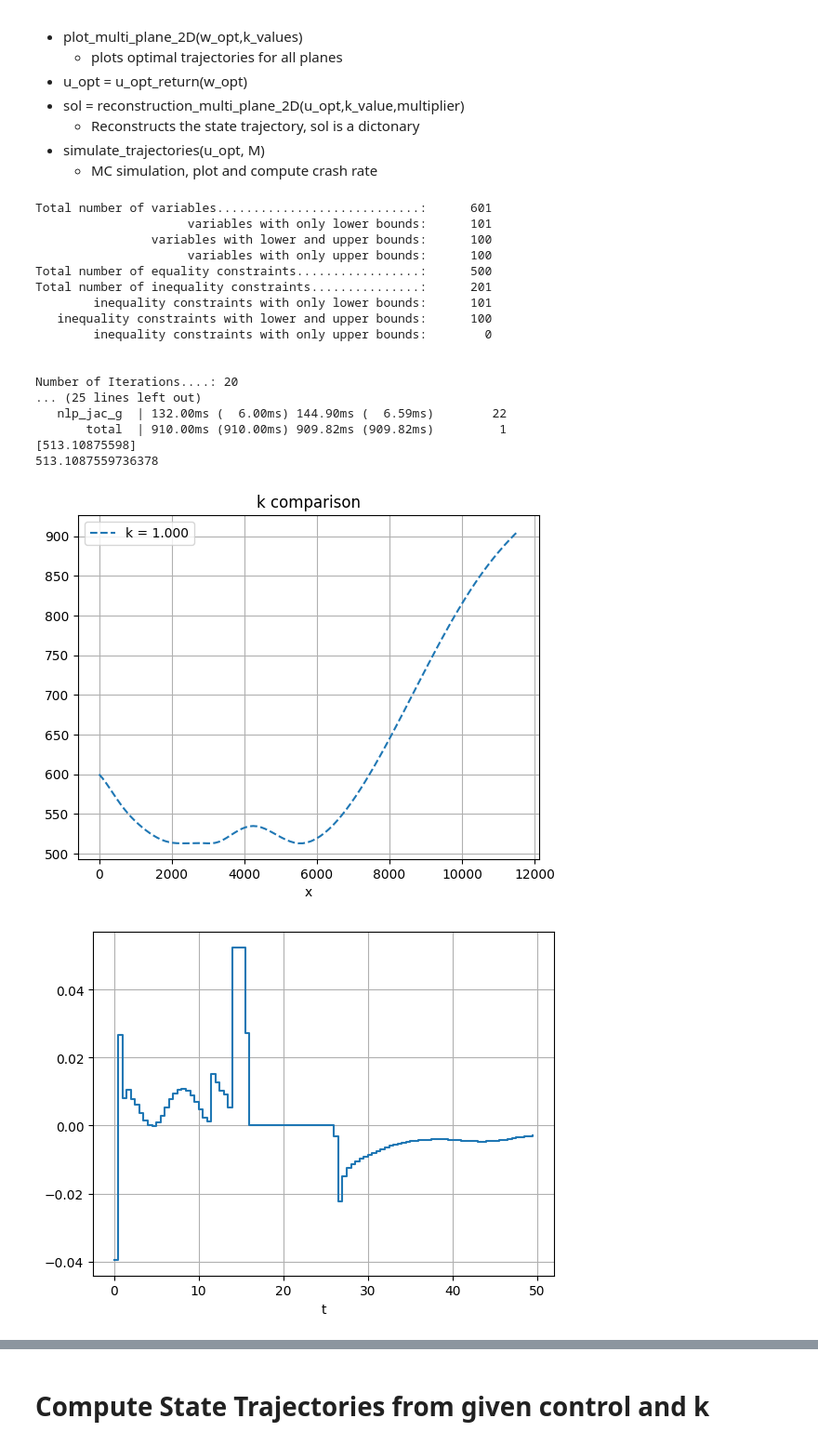
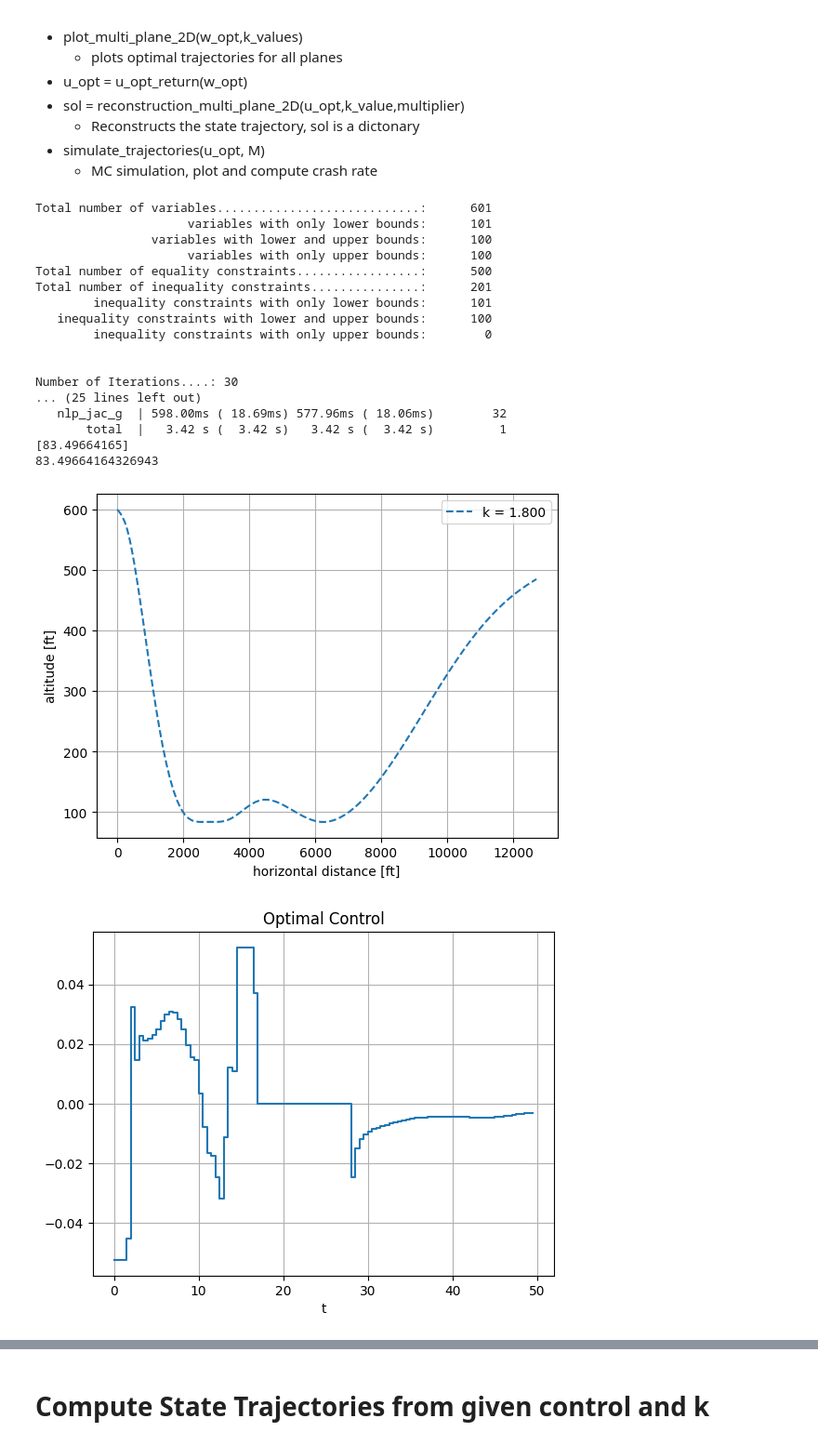
Before and after one commit to MrGoomb0/case_studies_s3, a Jupyter notebook: Model_2D/Multi_plane_2D_Model.ipynb, the cells around one changed output, grey strips where cells are left out. Shown: that part at 93% size. Drawn from its saved outputs; the diff is of its cells as text; code cells hidden in the pictures.

```diff
--- a/Model_2D/Multi_plane_2D_Model.ipynb
+++ b/Model_2D/Multi_plane_2D_Model.ipynb
@@ -32,29 +32,31 @@ Other functions
 - simulate_trajectories(u_opt, M)
     - MC simulation, plot and compute crash rate
 # %%
-k_values=[1]
+k_values=[1.8]
 w_opt, J_opt = model.solve_ocp_multi_plane_min_h(k_values)
 # plot
 print(-J_opt)
 model.plot_multi_plane_2D(w_opt,k_values)
+
+# what k are infeasible: 2.1, 2.05, 2.04, 2.03
 # %% [output]
 Total number of variables............................:      601
                      variables with only lower bounds:      101
                 variables with lower and upper bounds:      100
                      variables with only upper bounds:      100
 Total number of equality constraints.................:      500
 Total number of inequality constraints...............:      201
         inequality constraints with only lower bounds:      101
    inequality constraints with lower and upper bounds:      100
         inequality constraints with only upper bounds:        0
 
 
-Number of Iterations....: 20
+Number of Iterations....: 30
 ... (25 lines left out)
-   nlp_jac_g  | 132.00ms (  6.00ms) 144.90ms (  6.59ms)        22
-       total  | 910.00ms (910.00ms) 909.82ms (909.82ms)         1
-[513.10875598]
-513.1087559736378
+   nlp_jac_g  | 598.00ms ( 18.69ms) 577.96ms ( 18.06ms)        32
+       total  |   3.42 s (  3.42 s)   3.42 s (  3.42 s)         1
+[83.49664165]
+83.49664164326943
-[figure, old version]
+[figure, new version]
-[figure, old version]
+[figure, new version]
 # %%
```
Also changed, not shown: parts of 5 cells of this notebook, 3 other files.
